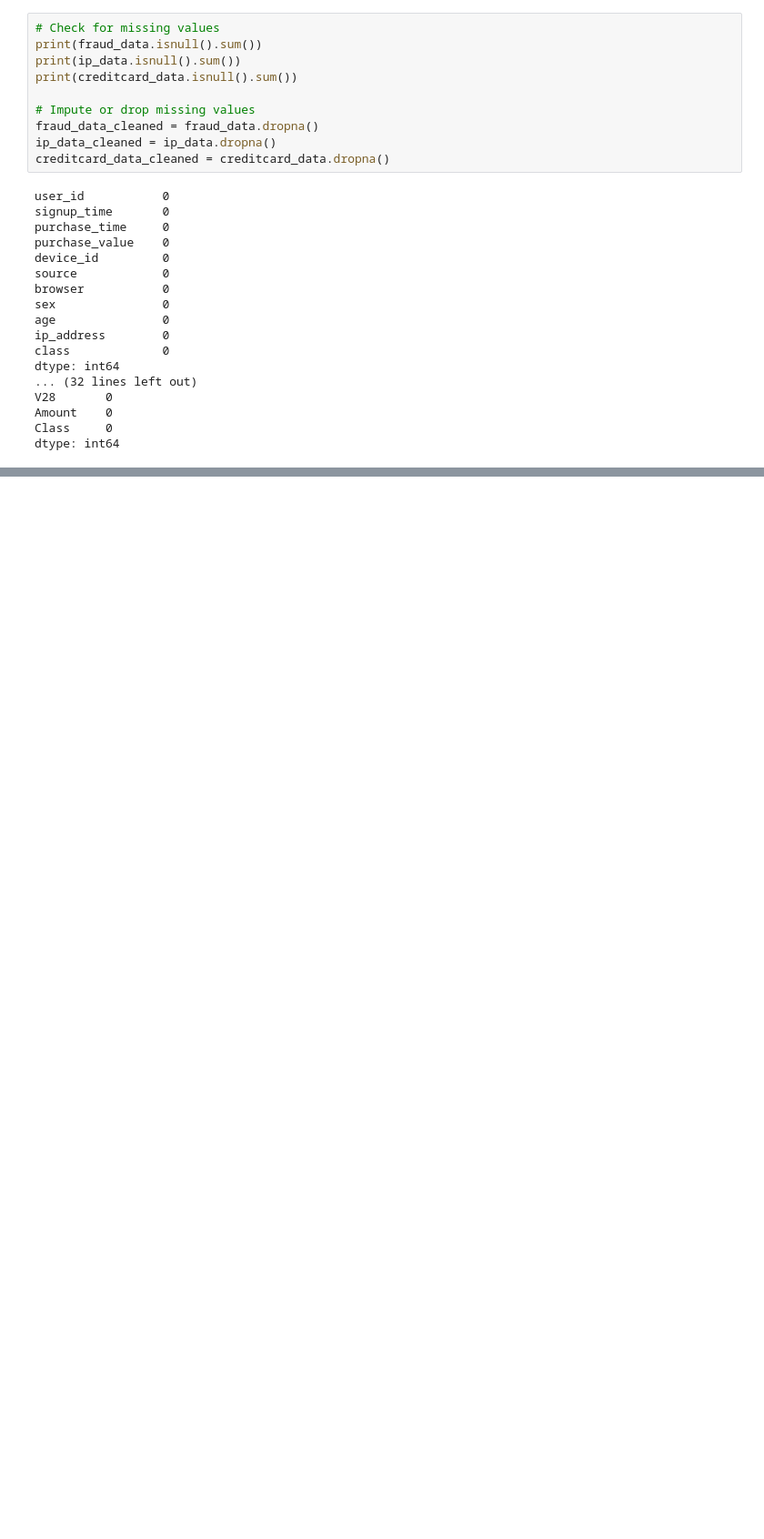
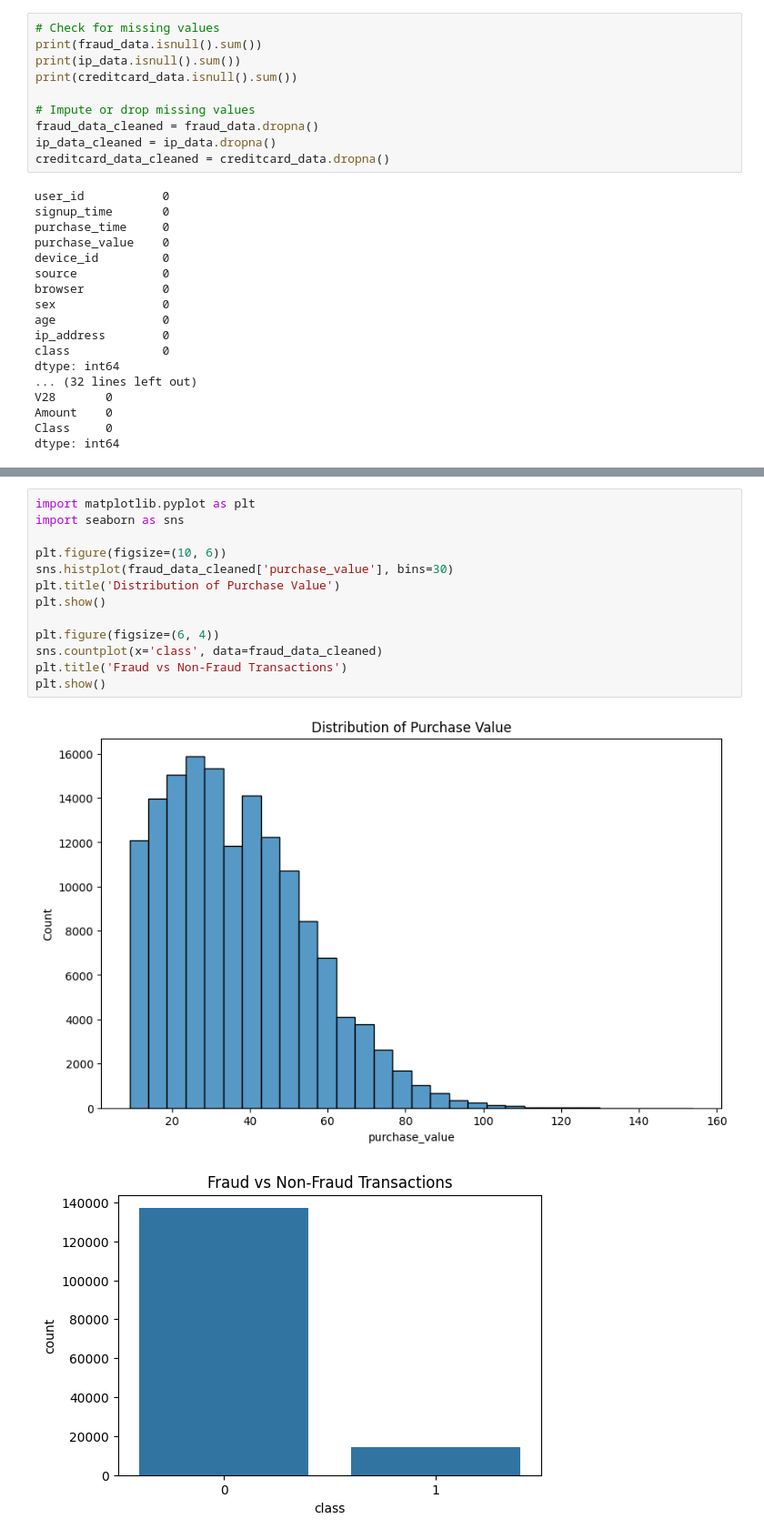
Before and after one commit to Wbam/Week-8, a Jupyter notebook: notebooks/data_preprocessing.ipynb, the cells around one changed output, grey strips where cells are left out. Shown at 91% size. Saved outputs shown, nothing was run; the diff lists cells and outputs as text; blank space fills up the shorter version.

Commit message:
ploting Univariate graphs

```diff
--- a/notebooks/data_preprocessing.ipynb
+++ b/notebooks/data_preprocessing.ipynb
@@ -85,3 +85,19 @@ age                        int64
 ip_address                 int32
 class                      int64
 dtype: object
+# %%
+import matplotlib.pyplot as plt
+import seaborn as sns
+
+plt.figure(figsize=(10, 6))
+sns.histplot(fraud_data_cleaned['purchase_value'], bins=30)
+plt.title('Distribution of Purchase Value')
+plt.show()
+
+plt.figure(figsize=(6, 4))
+sns.countplot(x='class', data=fraud_data_cleaned)
+plt.title('Fraud vs Non-Fraud Transactions')
+plt.show()
+# %% [output]
+[figure, added]
+[figure, added]
```
Also changed, not shown: parts of 1 cell of this notebook.
